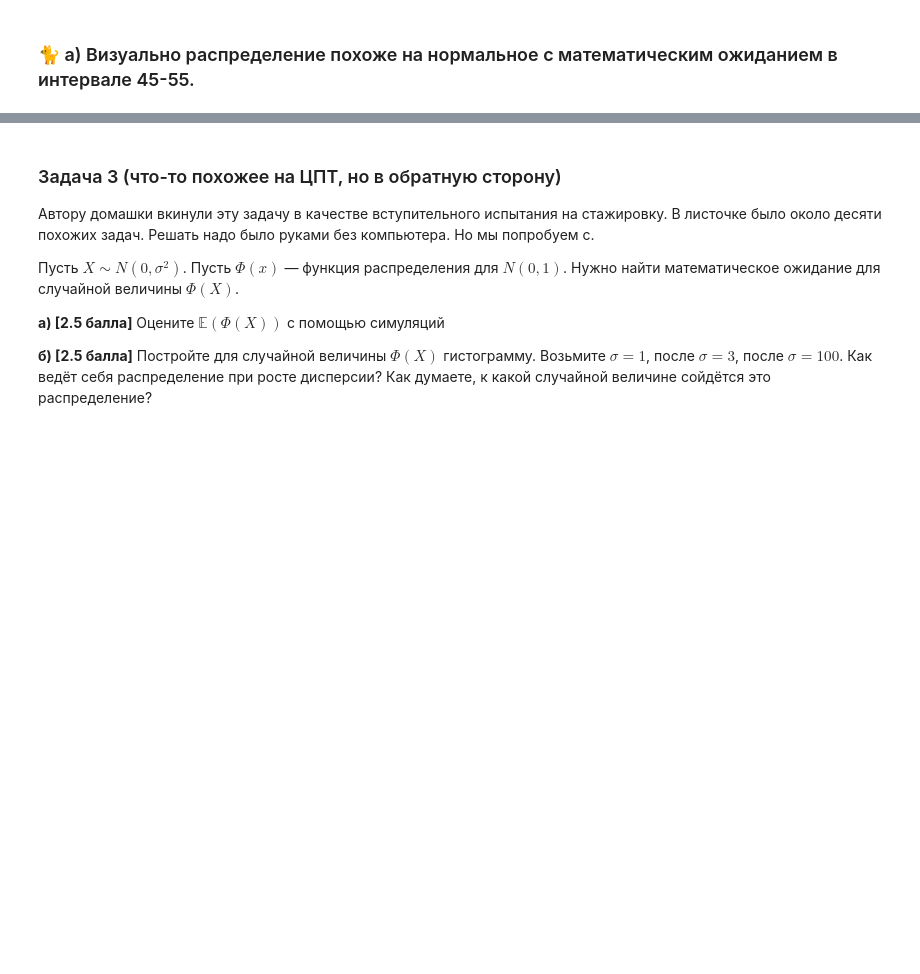
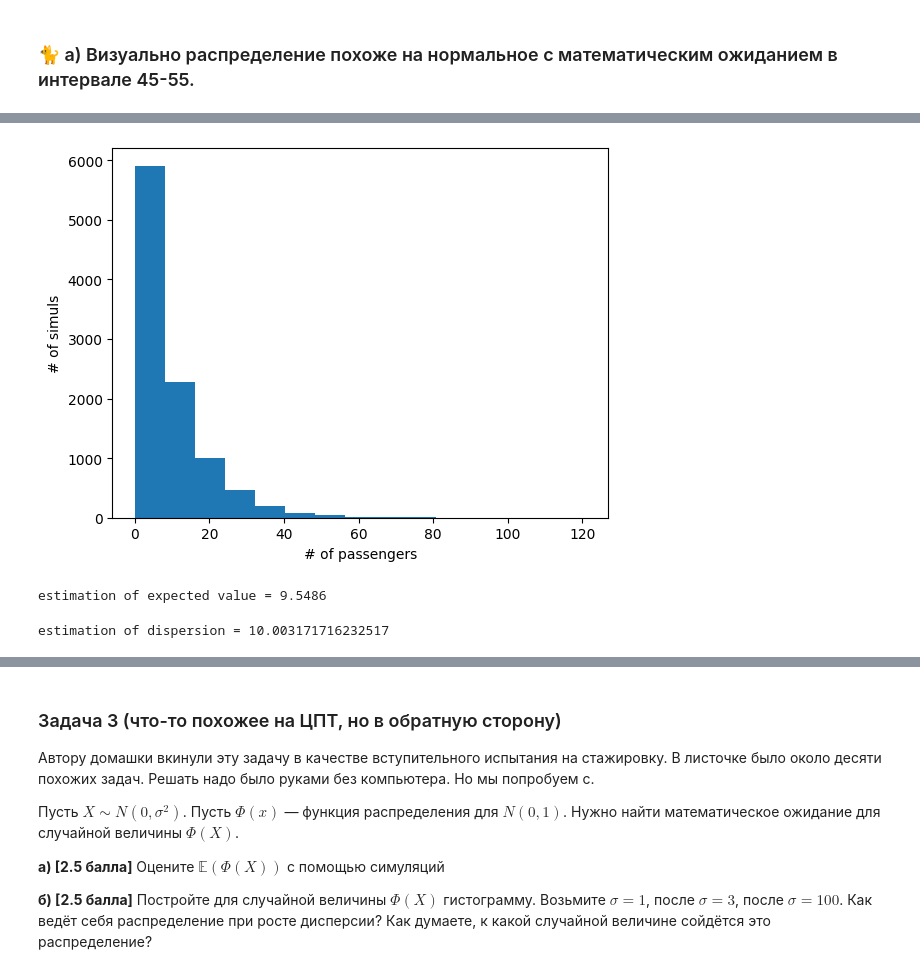
Before and after one commit to zhus-dika/math_home_works, a Jupyter notebook: hw_01_27_dzhusupova.ipynb, the cells around one changed output, grey strips where cells are left out. Drawn from its saved outputs; the diff is of its cells as text; code cells hidden in the pictures; blank space fills up the shorter version.

```diff
--- a/hw_01_27_dzhusupova.ipynb
+++ b/hw_01_27_dzhusupova.ipynb
@@ -238,0 +323,27 @@ plt.hist(vals);
+# %%
+# г) - б
+rnd_bus_exp = [sps.randint.rvs(1, len(i), size=1)[0] for i in intervals_exp]
+# %%
+# г) - б
+import math
+vals_exp = [math.floor(i[rnd_bus_exp[idx]]) for idx,i in enumerate(intervals_exp)]
+plt.xlabel('# of passengers', fontsize=10) # подписи осей
+plt.ylabel('# of simuls', fontsize=10)
+plt.hist(vals_exp, bins=15);
+# %% [output]
+[figure, added]
+# %%
+# г) - б
+x_bar = np.mean(vals_exp)
+print('estimation of expected value =', x_bar)
+# %% [output]
+estimation of expected value = 9.5486
+# %%
+# г) - б
+val = 0
+for i in vals_exp:
+  val += (i - x_bar)**2
+disp_hat = np.sqrt(1 / (len(vals_exp) - 1) * val)
+print('estimation of dispersion =', disp_hat)
+# %% [output]
+estimation of dispersion = 10.003171716232517
```
Also changed, not shown: parts of 13 cells of this notebook.
